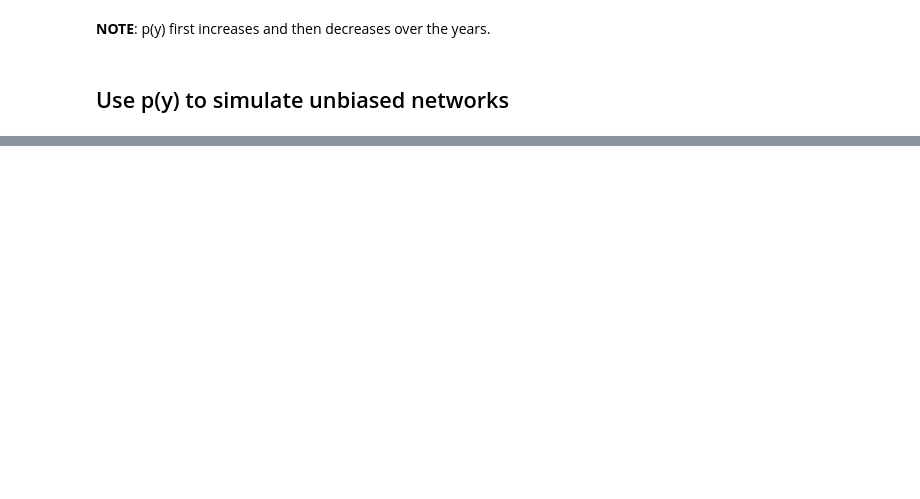
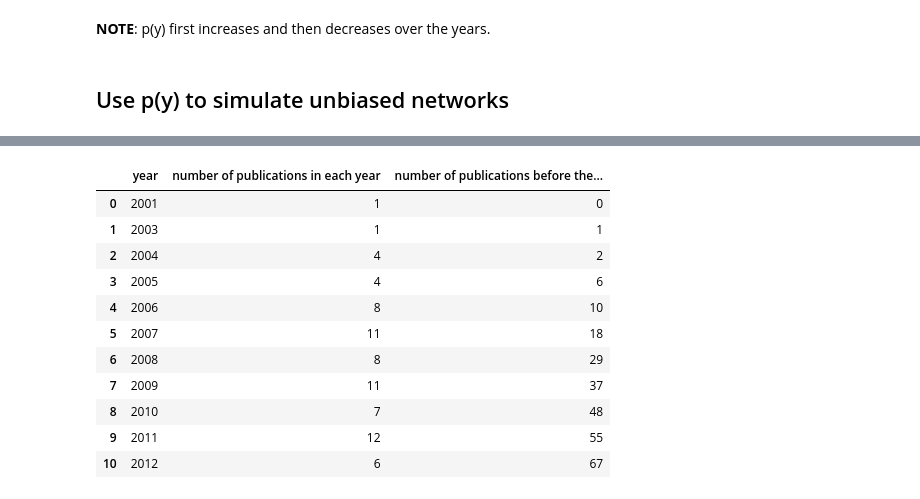
Before and after one commit to infoqualitylab/citation_bias_study, a Jupyter notebook: ResearchShowcase/research_showcase.ipynb, the cells around one changed output, grey strips where cells are left out. Cells and saved outputs as stored; diff of their text form; code cells hidden in the pictures; blank space fills up the shorter version.

```diff
--- a/ResearchShowcase/research_showcase.ipynb
+++ b/ResearchShowcase/research_showcase.ipynb
@@ -179,36 +165,0 @@ To construct one instance of unbiased network, we will run a bernoulli process (
-# %%
-random.seed(0)
-
-# intialize values
-expected_citation_df = pd.DataFrame({'node':g_full.vs['name'],'degree':0})
-
-draw = 1000
-
-for p in range(draw):
-
-    # initialize the graph
-    g_sim=Graph(directed=True)
-    g_sim.add_vertices(73)
-    g_sim.vs['Year'] = attr_list['YearOnline']
-
-    edge_df = g_full.get_edge_dataframe()
-    edge_df['source_year'] = [g_sim.vs(x)['Year'][0] for x in edge_df['source']]
-    edge_df['target_year'] = [g_sim.vs(x)['Year'][0] for x in edge_df['target']]
-    edge_df['mask'] = None
-
-    # produce the mask, randomly generated vector obey Bernoulli distribution and p(y)
-    for year in generations[1:]:
-        p_y = prob.loc[prob['year'] == year,'p(y)']
-        potential_citation = prob.loc[prob['year'] == year,'potential_citation']
-        citation_vector = bernoulli.rvs(p_y,size=potential_citation)
-        edge_df.loc[edge_df['source_year'] == year,'mask'] = citation_vector
-
-    # add edges to g_sim
-    edge_df = edge_df.loc[edge_df['mask'] == 1, ('source','target')]
-    g_sim.add_edges(list(zip(edge_df['source'],edge_df['target'])))
-
-    # commpute network metrics
-    expected_citation_df['degree'] = expected_citation_df['degree'] + g_sim.degree(mode=IN)
-
-if p == draw - 1:
-    print("complete the simulation for", p+1, "times.")
@@ -251,0 +185,19 @@ degree_ratio['degree_ratio'].max()
+# %%
+pool = pd.DataFrame({'year': generations,'number of publications in each year':attr_list['YearOnline'].value_counts(sort=False),
+                    'number of publications before the year':0})
+pool['number of publications before the year']=pool['number of publications in each year'].cumsum()-pool['number of publications in each year']
+pool.index = range(prob.shape[0])
+pool
+# %% [output]
+|  | year | number of publications in each year | number of publications before the... |
+| 0 | 2001 | 1 | 0 |
+| 1 | 2003 | 1 | 1 |
+| 2 | 2004 | 4 | 2 |
+| 3 | 2005 | 4 | 6 |
+| 4 | 2006 | 8 | 10 |
+| 5 | 2007 | 11 | 18 |
+| 6 | 2008 | 8 | 29 |
+| 7 | 2009 | 11 | 37 |
+| 8 | 2010 | 7 | 48 |
+| 9 | 2011 | 12 | 55 |
+| 10 | 2012 | 6 | 67 |
```
Also changed, not shown: parts of 40 cells of this notebook, 2 other files.
